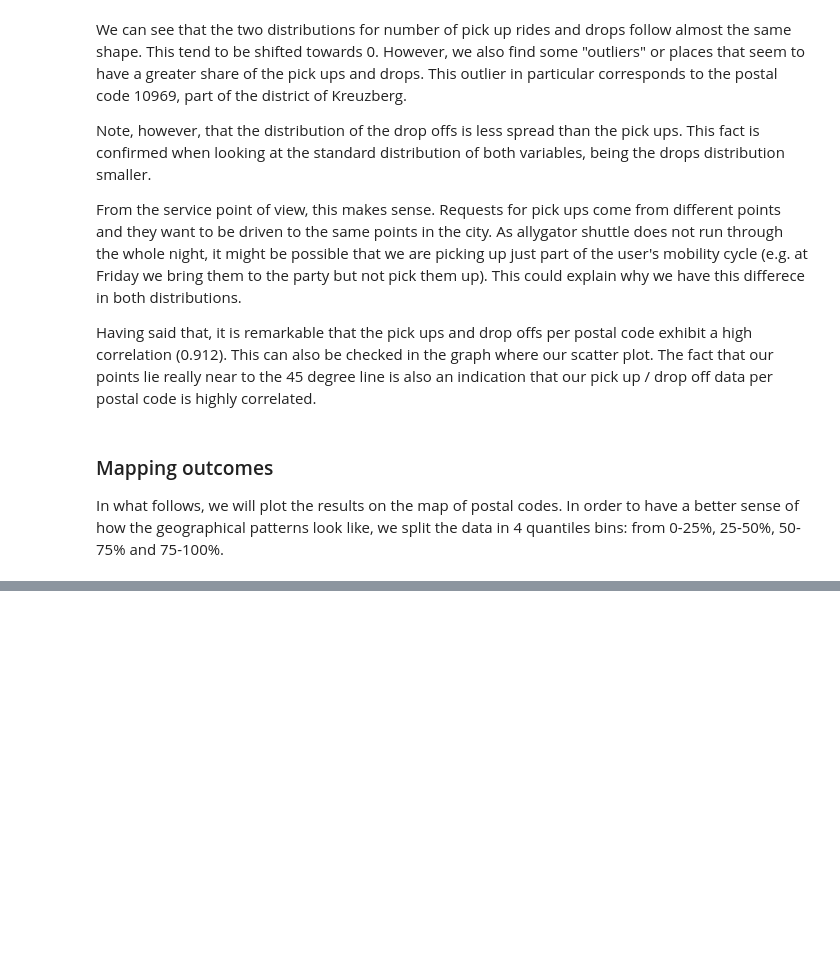
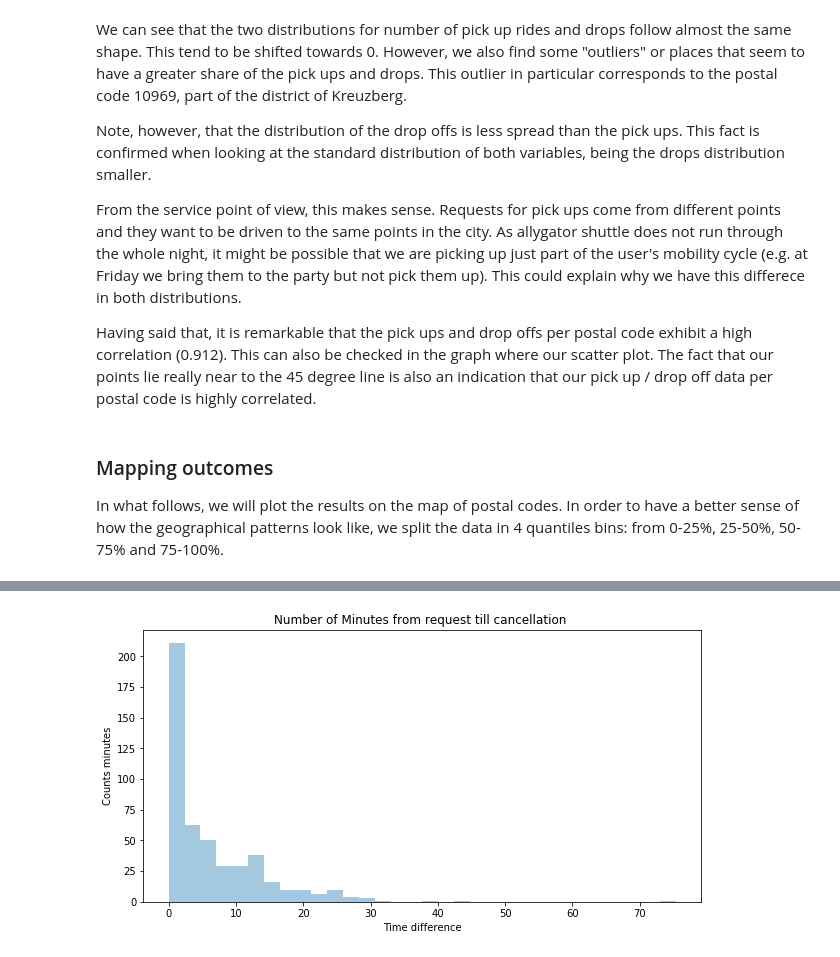
Before and after one commit to jlcoto/door2door_bi, a Jupyter notebook: Exploring_data.ipynb, the cells around one changed output, grey strips where cells are left out. Saved outputs shown, nothing was run; the diff lists cells and outputs as text; code cells hidden in the pictures; blank space fills up the shorter version.

```diff
--- a/Exploring_data.ipynb
+++ b/Exploring_data.ipynb
@@ -618,0 +516,29 @@ first_pick_drop.groupby('postal_req').agg({'booking_id':'count'}).reset_index()
+# %%
+#Finding time differences
+def diff(row,t1,t2):
+    """
+    t1: Timestamp object.
+    t2: Timestamp oject.
+    """
+    d = row[t1]-row[t2]
+    diff_seconds = d.total_seconds()
+    return diff_seconds
+# %%
+pick_cancel = pick_drop_data[(pick_drop_data["status"] == "cancelled") & (pick_drop_data["type"] == "pickup")].reset_index()
+# %%
+
+#Merging both data sets
+pick_cancel_first = pd.merge(first_request, pick_cancel[['booking_id','datetime_utc_berlin','estimated_time_utc_berlin']],
+                             on="booking_id", suffixes=["", "_cancelled"])
+# %%
+#Getting time spans from when service is provided till when it is cancelled
+pick_cancel_first["time_to_cancel"] = pick_cancel_first.apply(diff, t1='datetime_utc_berlin_cancelled', t2='datetime_utc_berlin', axis=1)
+pick_cancel_first["time_to_cancel_min"] = pick_cancel_first["time_to_cancel"] / 60.0
+# %%
+fig, ax = plt.subplots(figsize=(10,5))
+sns.distplot(pick_cancel_first["time_to_cancel_min"], kde=False, ax=ax)
+ax.set_xlabel("Time difference")
+ax.set_ylabel("Counts minutes")
+ax.set_title("Number of Minutes from request till cancellation ");
+# %% [output]
+[figure, added]
```
Also changed, not shown: parts of 43 cells of this notebook, 1 other file.
